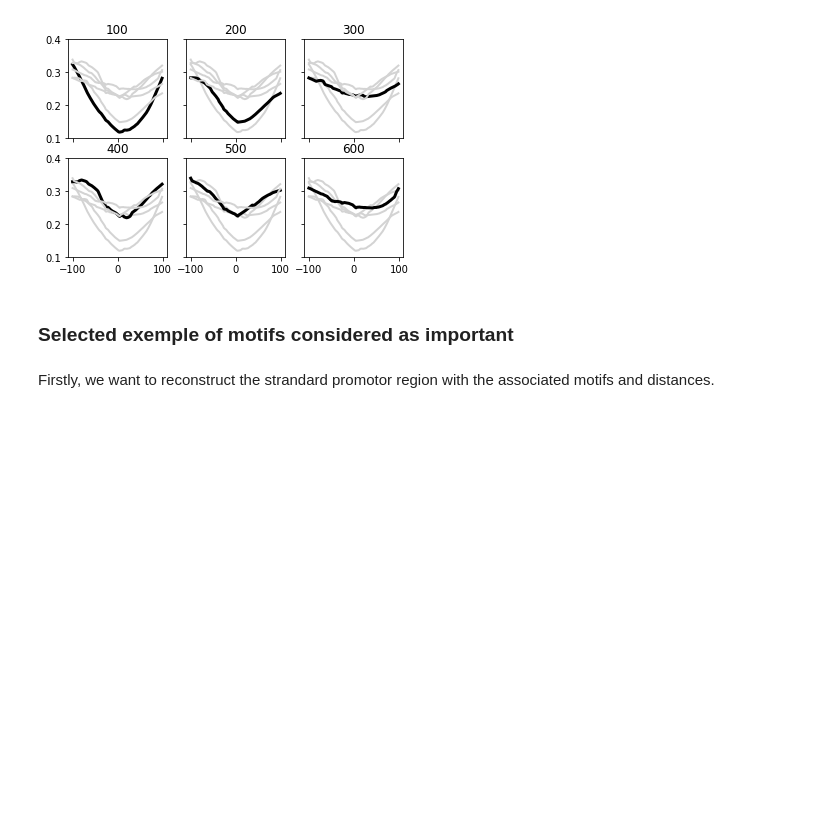
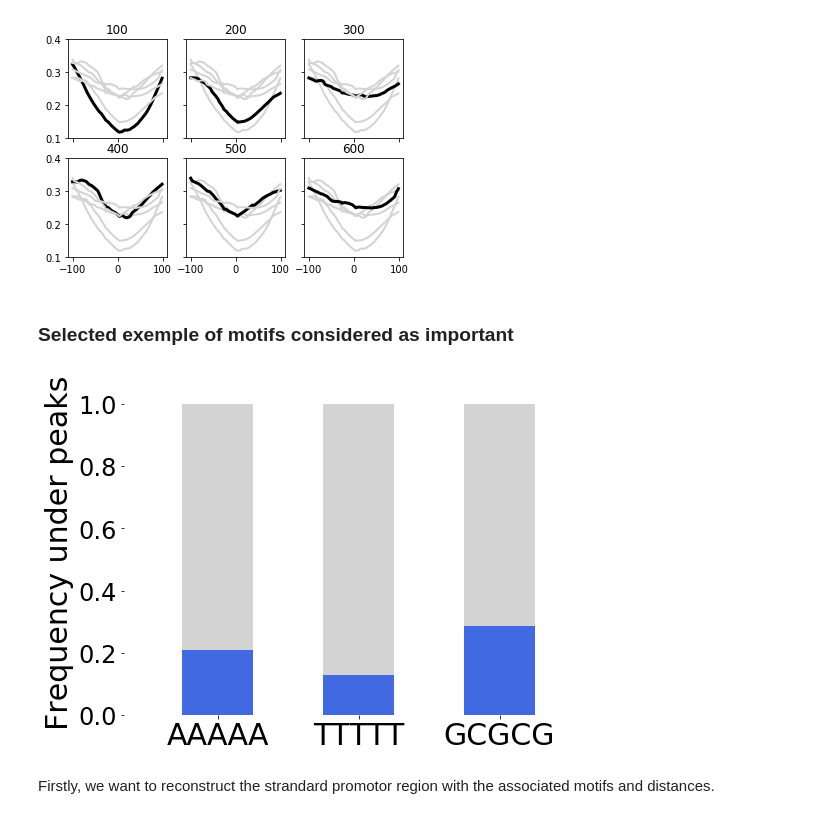
Before and after one commit to etirouthier/NucleosomeDensity, a Jupyter notebook: Programme/Studying_mutazome.ipynb, the cells around one changed output. Cells and saved outputs as stored; diff of their text form; code cells hidden in the pictures; blank space fills up the shorter version.

```diff
--- a/Programme/Studying_mutazome.ipynb
+++ b/Programme/Studying_mutazome.ipynb
@@ -886,3 +965,38 @@ def position_motif(motif, chrom):
+# %%
+def number_of_occurence_chr(motif, chrom):
+    motif = string_to_one_hot(motif)
+    seq = nucleotides['chr' + str(chrom)]
+    length = len(motif)
+
+    motif_renorm = (motif - 0.25) / 0.75
+    motif_renorm[motif_renorm < 0] = 0
+
+    threshold = np.sum(np.max(motif_renorm, axis=1))# - 1
+    matching_scores = [np.sum(motif * motif_to_one_hot(seq[i : i + length])) for i in range(len(seq) - length)]
+
+    return len(np.where(matching_scores >= threshold)[0])
+# %%
+fig = plt.figure(figsize=(8, 6))
+ax = fig.add_subplot()
+
+mean_pc_motif_detected = [np.sum([len(position_motif(motif, chrom, return_all=True)) for chrom in range(1, 17)]) / \
+                          float(np.sum([number_of_occurence_chr(motif, chrom) for chrom in range(1, 17)])) for motif in ['AAAAA', 'TTTTT', 'CGCGC']]
+
+ax.bar(x=[0.08, 0.2, 0.32], height=mean_pc_motif_detected, color='royalblue', width=0.06)
+plt.bar(x=[0.08, 0.2, 0.32], height= 1 - np.array(mean_pc_motif_detected),
+        width=0.06, bottom=mean_pc_motif_detected, color='lightgrey')
+ax.set_xticks([0.08, 0.2, 0.32])
+ax.set_xlim([0, 0.38])
+ax.set_xticklabels(['AAAAA', 'TTTTT', 'GCGCG'], fontsize=30)
+ax.set_yticklabels([0.0, 0.2, 0.4, 0.6, 0.8, 1.0], fontsize=24)
+ax.set_ylabel('Frequency under peaks', fontsize=30)
+
+ax.spines['top'].set_visible(False)
+ax.spines['right'].set_visible(False)
+ax.spines['bottom'].set_visible(False)
+ax.spines['left'].set_visible(False)
+# %% [output]
+[figure, added]
 # %% [markdown]
 Firstly, we want to reconstruct the strandard promotor region with the associated motifs and distances.
 # %%
```
Also changed, not shown: parts of 16 cells of this notebook, 1 other file.
